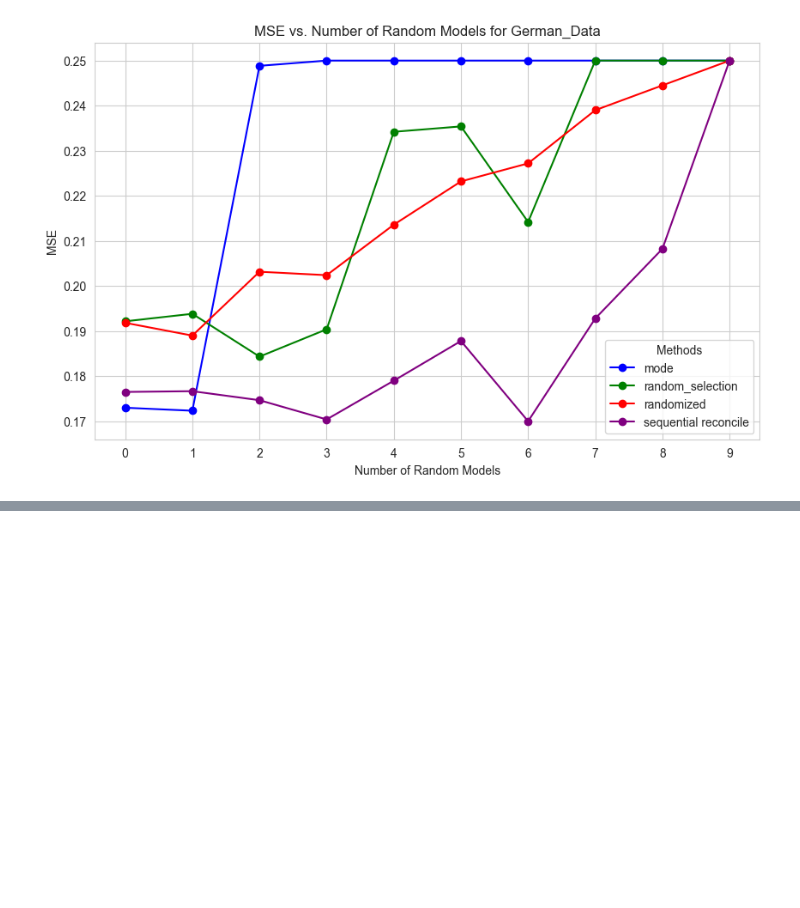
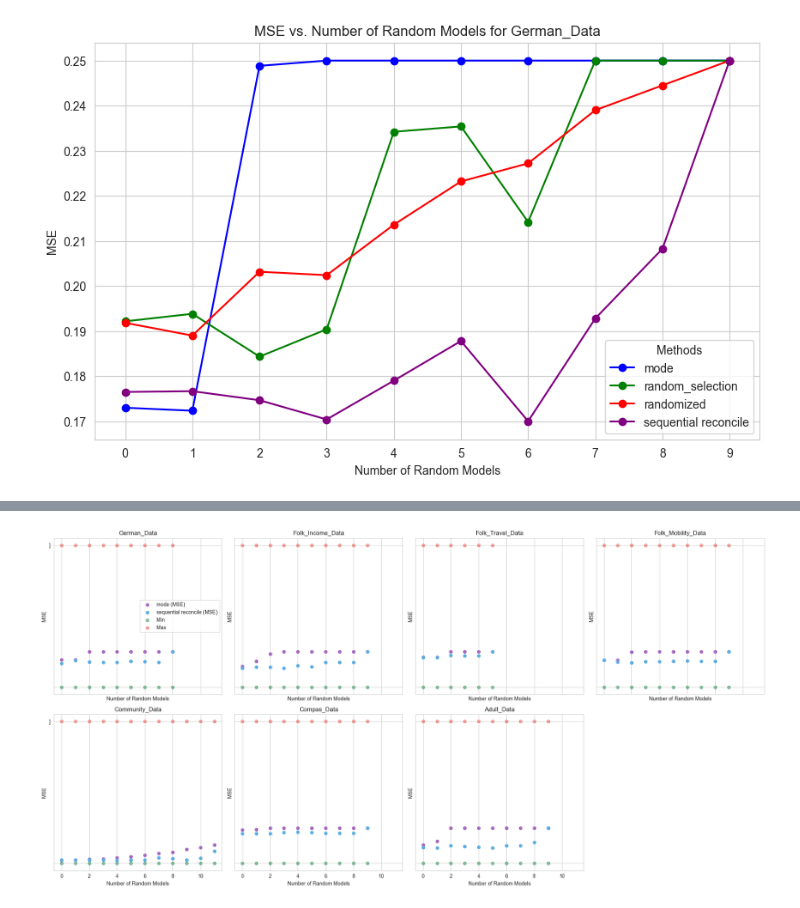
Before and after one commit to tina-behzad/Reconciliation-Project, a Jupyter notebook: visualization/stability.ipynb, the cells around one changed output, grey strips where cells are left out. Saved outputs shown, nothing was run; the diff lists cells and outputs as text; code cells hidden in the pictures; blank space fills up the shorter version.

```diff
--- a/visualization/stability.ipynb
+++ b/visualization/stability.ipynb
@@ -156,0 +208,61 @@ for dataset in datasets:
+# %%
+# Assume data preprocessing is already done
+# data['Individual MSE'] = data['Individual MSE'].apply(ast.literal_eval)
+data['Experiment'] = data.groupby(['Data', 'number of random models', 'Method']).cumcount() + 1
+first_experiment_df = data[data['Experiment'] == 1]
+filtered_df = first_experiment_df[~first_experiment_df['Method'].isin(['random_selection', 'randomized'])]
+
+# Calculate min and max of individual MSE
+min_max_df = (
+    filtered_df.groupby(['Data', 'number of random models', 'Experiment'])['Individual MSE']
+    .apply(lambda x: (min(x.iloc[0]), max(x.iloc[0])))  # Extract min and max from the first row in each group
+    .reset_index(name='MinMax')
+)
+min_max_df[['MSE_min', 'MSE_max']] = pd.DataFrame(min_max_df['MinMax'].tolist(), index=min_max_df.index)
+min_max_df = min_max_df.drop(columns='MinMax')
+
+datasets = filtered_df['Data'].unique()
+method_colors = {
+    'mean': '#a569bd',
+    'mode': '#a569bd',
+    'sequential reconcile': '#5dade2',  # Add as needed for more methods
+}
+
+# Create a 2x4 grid of subplots
+fig, axes = plt.subplots(2, 4, figsize=(20, 10), sharex=True, sharey=True)
+axes = axes.flatten()  # Flatten the 2D array for easy iteration
+
+# Iterate over datasets
+for i, dataset in enumerate(datasets):
+    ax = axes[i]
+    dataset_data = filtered_df[filtered_df['Data'] == dataset]
+    min_max_data = min_max_df[min_max_df['Data'] == dataset]
+
+    for method in dataset_data['Method'].unique():
+        method_data = dataset_data[dataset_data['Method'] == method]
+        x = method_data['number of random models']
+        y = method_data['MSE']
+
+        # Scatter plot for MSE
+        ax.scatter(x, y, label=f'{method} (MSE)', color=method_colors.get(method, 'gray'), zorder=5)
+
+    # Plot Min and Max as points
+    ax.scatter(min_max_data['number of random models'], min_max_data['MSE_min'], alpha=0.5, color='#1e8449', label='Min', zorder=3)
+    ax.scatter(min_max_data['number of random models'], min_max_data['MSE_max'], alpha=0.5, color='#e74c3c', label='Max', zorder=3)
+
+    ax.set_title(f'{dataset}')
+    ax.set_xlabel('Number of Random Models')
+    ax.set_ylabel('MSE')
+    ax.grid(True)
+    if i == 0:  # Add legend to the first subplot only
+        ax.legend()
+
+# Remove the unused last subplot
+if len(datasets) < len(axes):
+    fig.delaxes(axes[-1])
+
+# Adjust layout and show the figure
+plt.tight_layout()
+plt.show()
+# %% [output]
+[figure, added]
```
Also changed, not shown: parts of 7 cells of this notebook, 15 other files.
